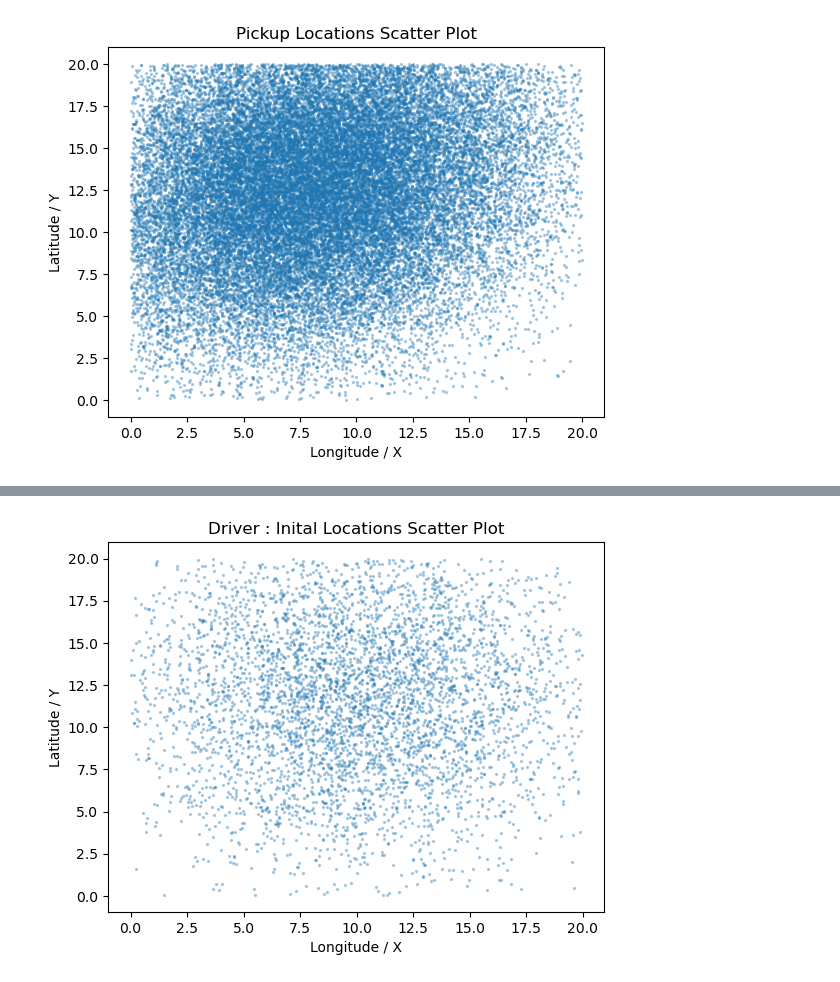
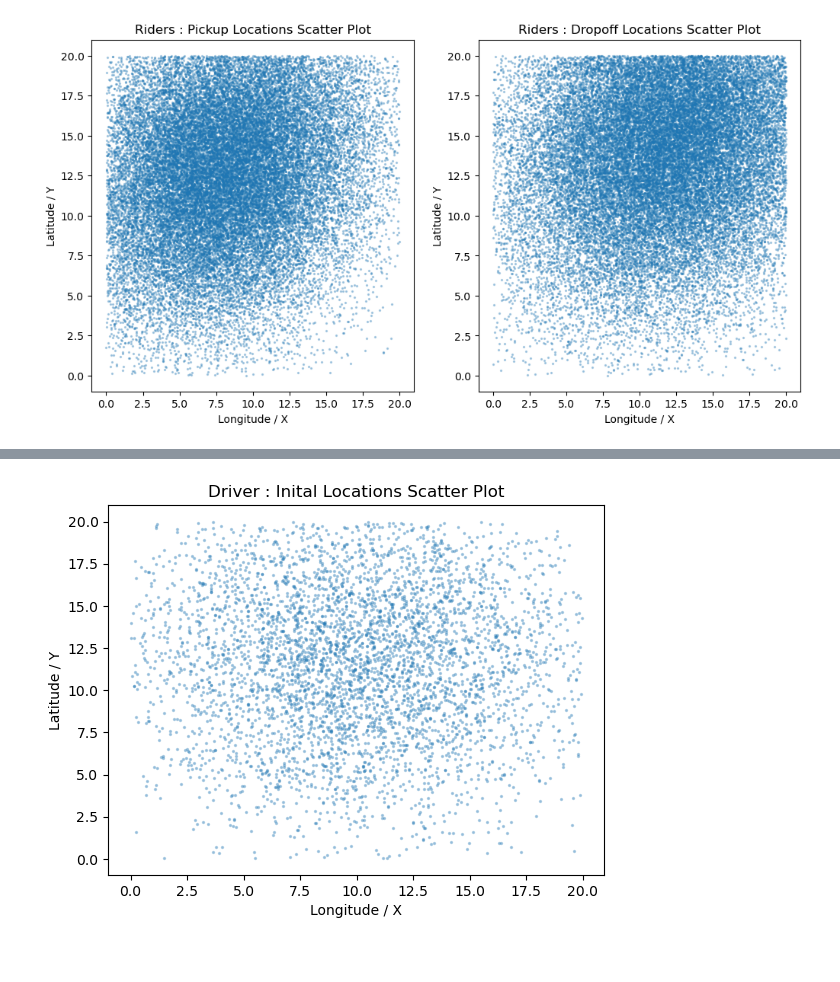
Before and after one commit to deep17upadhyay/Simulation-Project-1, a Jupyter notebook: coordinates_plots.ipynb, the cells around one changed output, grey strips where cells are left out. Cells and saved outputs as stored; diff of their text form; code cells hidden in the pictures; blank space fills up the shorter version.

```diff
--- a/coordinates_plots.ipynb
+++ b/coordinates_plots.ipynb
@@ -1,25 +1,46 @@
 # %%
 import pandas as pd
 import matplotlib.pyplot as plt
+# %%
+# riders
+df = pd.read_excel("riders.xlsx")
+
+df1 = df.copy()
+df1[['x', 'y']] = df1['pickup_location'].str.strip('()').str.split(',', expand=True).astype(float)
+df2 = df.copy()
+df2[['x', 'y']] = df2['dropoff_location'].str.strip('()').str.split(',', expand=True).astype(float)
+
+# drivers
+df = pd.read_excel("drivers.xlsx")
+df3 = df.copy()
+
+df3[['x', 'y']] = df3['initial_location'].str.strip('()').str.split(',', expand=True).astype(float)
 # %%
-df = pd.read_excel("riders.xlsx")
-
-df[['x', 'y']] = df['pickup_location'].str.strip('()').str.split(',', expand=True).astype(float)
-
-# Scatter plot
-plt.figure()
+# Scatter plot next to each other
+plt.figure(figsize=(12, 6))
+plt.subplot(1, 2, 1)
 plt.scatter(
-    df['x'],
-    df['y'],
+    df1['x'],
+    df1['y'],
     s=2,
     alpha=0.3
 )
-
 plt.xlabel('Longitude / X')
 plt.ylabel('Latitude / Y')
 plt.title('Riders : Pickup Locations Scatter Plot')
 
+plt.subplot(1, 2, 2)
+plt.scatter(
+    df2['x'],
+    df2['y'],
+    s=2,
+    alpha=0.3
+)
+plt.xlabel('Longitude / X')
+plt.ylabel('Latitude / Y')
+plt.title('Riders : Dropoff Locations Scatter Plot')
+
 plt.show()
 # %% [output]
-[figure, old version]
+[figure, new version]
 # %%
```
Also changed, not shown: parts of 2 cells of this notebook.
